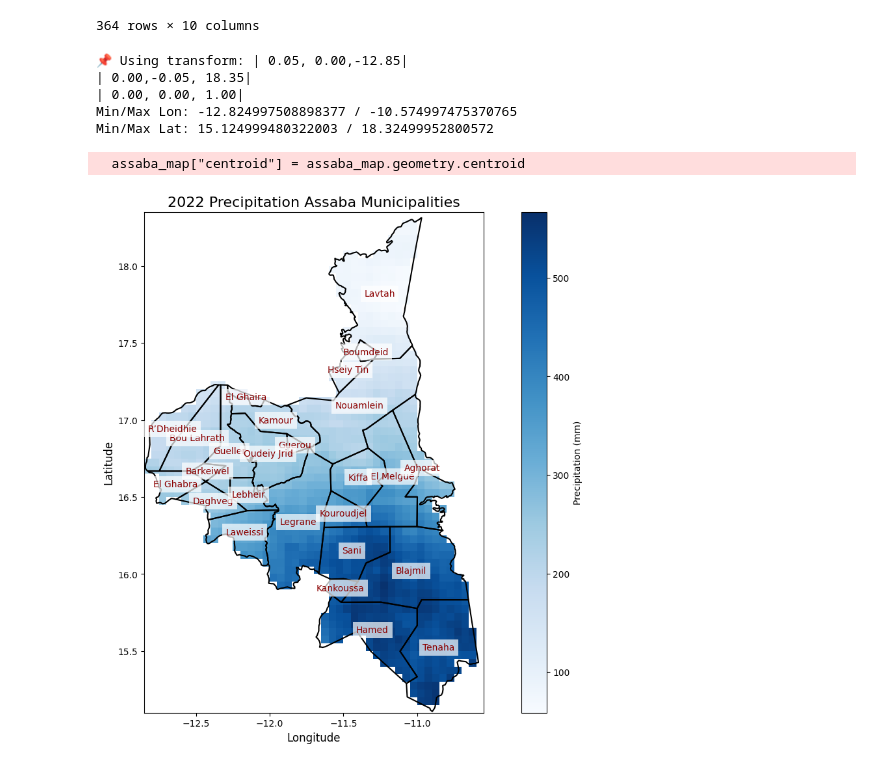
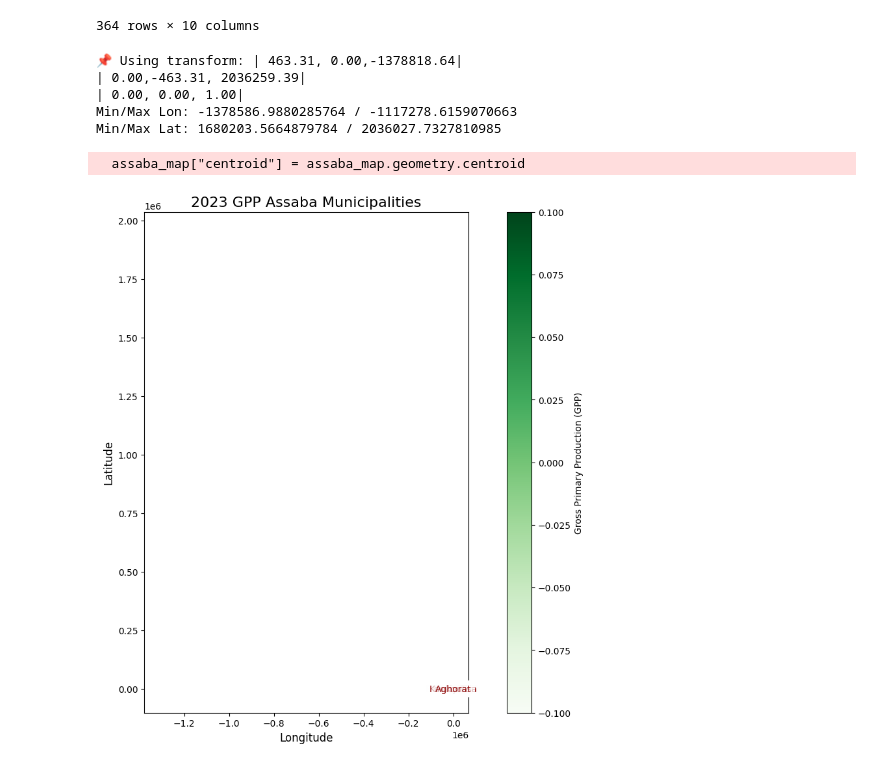
Before and after one commit to CipherCircle-StartHack-2025/Niklas, a Jupyter notebook: correlation_prec_DI.ipynb, the cells around one changed output. Saved outputs shown, nothing was run; the diff lists cells and outputs as text; code cells hidden in the pictures.

```diff
--- a/correlation_prec_DI.ipynb
+++ b/correlation_prec_DI.ipynb
@@ -1015,12 +1015,13 @@ from shapely.geometry import mapping
 
 # 🔹 Define paths for GPP data
 gpp_folder = "/Users/niklasviebig/Desktop/STARTxHack/Datasets_Hackathon/MODIS_Gross_Primary_Production_GPP"
+shp_file = "/Users/niklasviebig/Desktop/STARTxHack/Datasets_Hackathon/Admin_layers/Assaba_Districts_layer.shp"
 
 # 🔹 Load the Assaba municipality shapefile
 assaba_map = gpd.read_file(shp_file)
 
 # ✅ Ensure CRS matches raster before processing
-with rasterio.open(os.path.join(gpp_folder, os.listdir(gpp_folder)[0])) as sample_dataset:
+with rasterio.open(os.path.join(gpp_folder, sorted([f for f in os.listdir(gpp_folder) if f.endswith(".tif")])[0])) as sample_dataset:
     raster_crs = sample_dataset.crs
     if assaba_map.crs != raster_crs:
         print(f"🔄 Transforming Assaba CRS from {assaba_map.crs} to {raster_crs}")
@@ -1037,6 +1038,8 @@ for filename in sorted(os.listdir(gpp_folder)):
         if year.isdigit():
             year = int(year)
             file_path = os.path.join(gpp_folder, filename)
+
+            print(f"📂 Processing: {filename} (Year: {year})")  # Debugging output
 
             # ✅ Read full GPP raster
             with rasterio.open(file_path) as dataset:
@@ -1063,6 +1066,10 @@ for filename in sorted(os.listdir(gpp_folder)):
                     masked_data = masked_data.astype(float)
                     masked_data[masked_data == dataset.nodata] = np.nan  # Mask NoData
 
+                    # ✅ Apply Correct GPP Scaling
+                    masked_data[masked_data > 4000] = np.nan  # Remove unrealistic values
+                    masked_data *= 0.0001  # Convert from MODIS units
+
                     # ✅ Store valid pixel values
                     pixel_values = masked_data[~np.isnan(masked_data)].flatten().tolist()
 
@@ -1084,5 +1091,10 @@ df_gpp_municipality = pd.merge(df_gpp_municipality, df_gpp_transform, on="Year",
 
 # ✅ Print Data Samples
 print("📌 Sample of Extracted GPP per Municipality:\n", df_gpp_municipality.head())
+
+# ✅ Debugging: Check if data is missing or incorrect
+print(f"📊 Total records extracted: {len(df_gpp_municipality)}")
+print(f"🔢 Unique Years: {df_gpp_municipality['Year'].unique()}")
+print(f"🏙️ Unique Municipalities: {df_gpp_municipality['Municipality'].unique()}")
 # %% [output]
 🔄 Transforming Assaba CRS from EPSG:4326 to PROJCS["unnamed",GEOGCS["GCS_Unknown_datum_based_upon_the_custom_spheroid",DATUM["D_Not_specified_based_on_custom_spheroid",SPHEROID["Custom_spheroid",63710 ...
@@ -1233,13 +1248,13 @@ def plot_environmental_data(year, keyword):
 
     # Show the map
     plt.show()
-# %%
-plot_environmental_data(2022, "Precipitation")
-# %% [output]
-📌 Using transform: | 0.05, 0.00,-12.85|
-| 0.00,-0.05, 18.35|
-| 0.00, 0.00, 1.00|
-Min/Max Lon: -12.824997508898377 / -10.574997475370765
-Min/Max Lat: 15.124999480322003 / 18.32499952800572
-  assaba_map["centroid"] = assaba_map.geometry.centroid
-[figure, removed]
+# %%
+plot_environmental_data(2023, "GPP")
+# %% [output]
+📌 Using transform: | 463.31, 0.00,-1378818.64|
+| 0.00,-463.31, 2036259.39|
+| 0.00, 0.00, 1.00|
+Min/Max Lon: -1378586.9880285764 / -1117278.6159070663
+Min/Max Lat: 1680203.5664879784 / 2036027.7327810985
+  assaba_map["centroid"] = assaba_map.geometry.centroid
+[figure, added]
```
Also changed, not shown: parts of 2 cells of this notebook.
